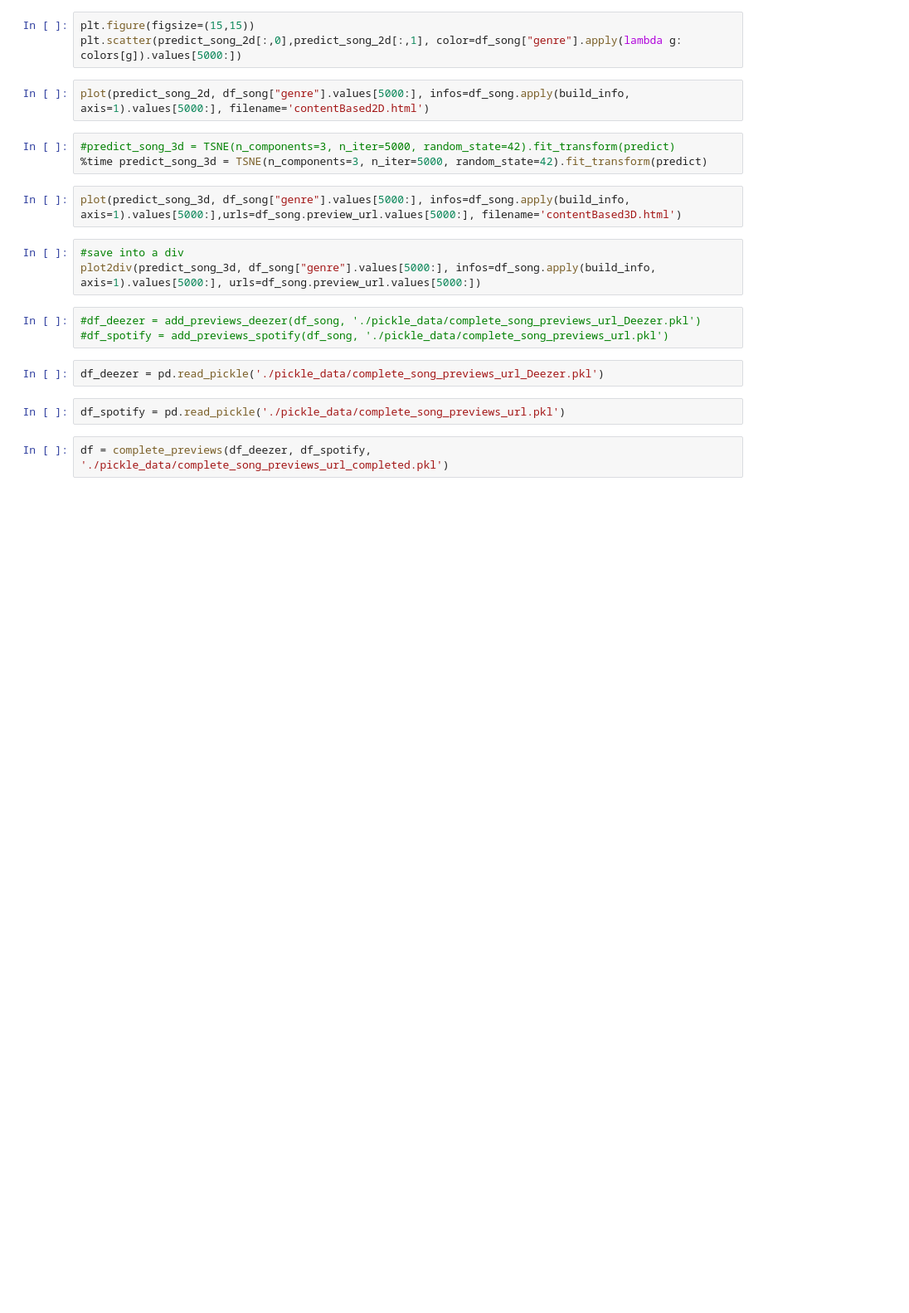
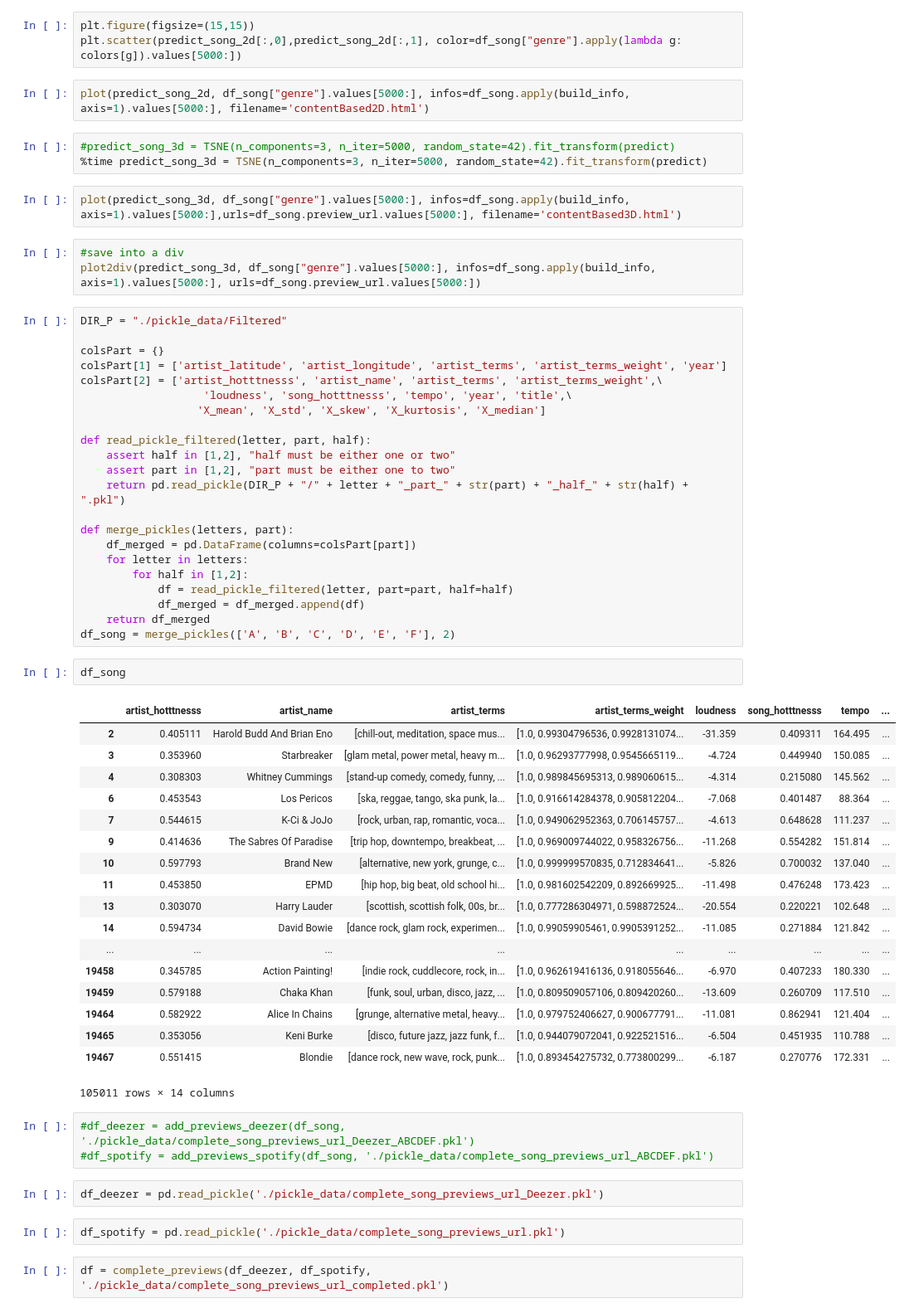
Before and after one commit to cgallay/Ada, a Jupyter notebook: Project/Projet_ADA_Final.ipynb, the cells around one changed output. Shown: that part at 83% size. Drawn from its saved outputs; the diff is of its cells as text; blank space fills up the shorter version.

Commit message:
first part of music_data story and helpers

```diff
--- a/Project/Projet_ADA_Final.ipynb
+++ b/Project/Projet_ADA_Final.ipynb
@@ -584,9 +616,52 @@ plot(predict_song_3d, df_song["genre"].values[5000:], infos=df_song.apply(build_
 # %%
 #save into a div
 plot2div(predict_song_3d, df_song["genre"].values[5000:], infos=df_song.apply(build_info, axis=1).values[5000:], urls=df_song.preview_url.values[5000:])
+# %%
+DIR_P = "./pickle_data/Filtered"
+
+colsPart = {}
+colsPart[1] = ['artist_latitude', 'artist_longitude', 'artist_terms', 'artist_terms_weight', 'year']
+colsPart[2] = ['artist_hotttnesss', 'artist_name', 'artist_terms', 'artist_terms_weight',\
+                   'loudness', 'song_hotttnesss', 'tempo', 'year', 'title',\
+                  'X_mean', 'X_std', 'X_skew', 'X_kurtosis', 'X_median']
+
+def read_pickle_filtered(letter, part, half):
+    assert half in [1,2], "half must be either one or two"
+    assert part in [1,2], "part must be either one to two"
+    return pd.read_pickle(DIR_P + "/" + letter + "_part_" + str(part) + "_half_" + str(half) + ".pkl")
+
+def merge_pickles(letters, part):
+    df_merged = pd.DataFrame(columns=colsPart[part])
+    for letter in letters:
+        for half in [1,2]:
+            df = read_pickle_filtered(letter, part=part, half=half)
+            df_merged = df_merged.append(df)
+    return df_merged
+df_song = merge_pickles(['A', 'B', 'C', 'D', 'E', 'F'], 2)
+# %%
+df_song
+# %% [output]
+|  | artist_hotttnesss | artist_name | artist_terms | artist_terms_weight | loudness | song_hotttnesss | tempo | ... |
+| 2 | 0.405111 | Harold Budd And Brian Eno | [chill-out, meditation, space mus... | [1.0, 0.99304796536, 0.9928131074... | -31.359 | 0.409311 | 164.495 | ... |
+| 3 | 0.353960 | Starbreaker | [glam metal, power metal, heavy m... | [1.0, 0.96293777998, 0.9545665119... | -4.724 | 0.449940 | 150.085 | ... |
+| 4 | 0.308303 | Whitney Cummings | [stand-up comedy, comedy, funny, ... | [1.0, 0.989845695313, 0.989060615... | -4.314 | 0.215080 | 145.562 | ... |
+| 6 | 0.453543 | Los Pericos | [ska, reggae, tango, ska punk, la... | [1.0, 0.916614284378, 0.905812204... | -7.068 | 0.401487 | 88.364 | ... |
+| 7 | 0.544615 | K-Ci & JoJo | [rock, urban, rap, romantic, voca... | [1.0, 0.949062952363, 0.706145757... | -4.613 | 0.648628 | 111.237 | ... |
+| 9 | 0.414636 | The Sabres Of Paradise | [trip hop, downtempo, breakbeat, ... | [1.0, 0.969009744022, 0.958326756... | -11.268 | 0.554282 | 151.814 | ... |
+| 10 | 0.597793 | Brand New | [alternative, new york, grunge, c... | [1.0, 0.999999570835, 0.712834641... | -5.826 | 0.700032 | 137.040 | ... |
+| 11 | 0.453850 | EPMD | [hip hop, big beat, old school hi... | [1.0, 0.981602542209, 0.892669925... | -11.498 | 0.476248 | 173.423 | ... |
+| 13 | 0.303070 | Harry Lauder | [scottish, scottish folk, 00s, br... | [1.0, 0.777286304971, 0.598872524... | -20.554 | 0.220221 | 102.648 | ... |
+| 14 | 0.594734 | David Bowie | [dance rock, glam rock, experimen... | [1.0, 0.99059905461, 0.9905391252... | -11.085 | 0.271884 | 121.842 | ... |
+| ... | ... | ... | ... | ... | ... | ... | ... | ... |
+| 19458 | 0.345785 | Action Painting! | [indie rock, cuddlecore, rock, in... | [1.0, 0.962619416136, 0.918055646... | -6.970 | 0.407233 | 180.330 | ... |
+| 19459 | 0.579188 | Chaka Khan | [funk, soul, urban, disco, jazz, ... | [1.0, 0.809509057106, 0.809420260... | -13.609 | 0.260709 | 117.510 | ... |
+| 19464 | 0.582922 | Alice In Chains | [grunge, alternative metal, heavy... | [1.0, 0.979752406627, 0.900677791... | -11.081 | 0.862941 | 121.404 | ... |
+| 19465 | 0.353056 | Keni Burke | [disco, future jazz, jazz funk, f... | [1.0, 0.944079072041, 0.922521516... | -6.504 | 0.451935 | 110.788 | ... |
+| 19467 | 0.551415 | Blondie | [dance rock, new wave, rock, punk... | [1.0, 0.893454275732, 0.773800299... | -6.187 | 0.270776 | 172.331 | ... |
+105011 rows × 14 columns
 # %%
-#df_deezer = add_previews_deezer(df_song, './pickle_data/complete_song_previews_url_Deezer.pkl')
-#df_spotify = add_previews_spotify(df_song, './pickle_data/complete_song_previews_url.pkl')
+#df_deezer = add_previews_deezer(df_song, './pickle_data/complete_song_previews_url_Deezer_ABCDEF.pkl')
+#df_spotify = add_previews_spotify(df_song, './pickle_data/complete_song_previews_url_ABCDEF.pkl')
 # %%
 df_deezer = pd.read_pickle('./pickle_data/complete_song_previews_url_Deezer.pkl')
 # %%
```
Also changed, not shown: parts of 13 cells of this notebook, 5 other files.
